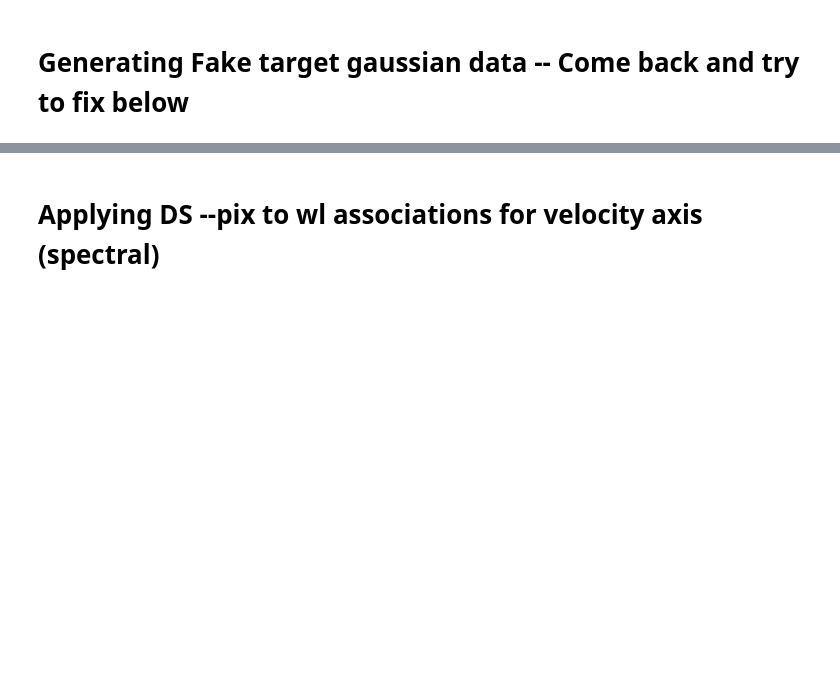
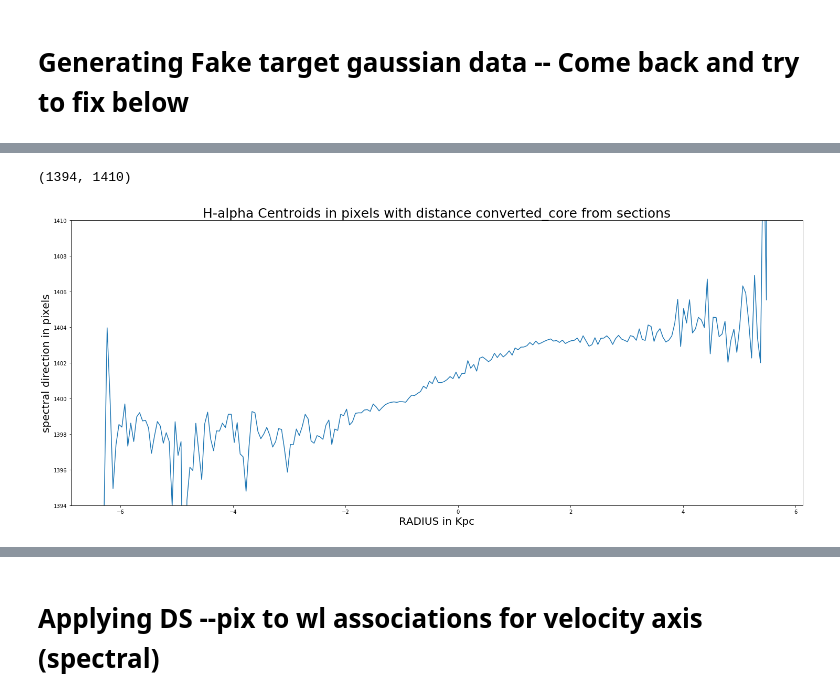
Before and after one commit to deerow22/data_reduction_scrap, a Jupyter notebook: SAGA-c22.ipynb, the cells around one changed output, grey strips where cells are left out. Cells and saved outputs as stored; diff of their text form; code cells hidden in the pictures; blank space fills up the shorter version.

```diff
--- a/SAGA-c22.ipynb
+++ b/SAGA-c22.ipynb
@@ -607,19 +660,2 @@ Dont think that the mean is gonna be good enough  - probably the reason for the
 # %% [markdown]
 # Generating Fake target gaussian data -- Come back and try to fix below
-# %%
-#generating fake target data that's all gaussian- so can expect specific results
-
-
-
-spacetest=np.arange(0,226,1) #mimics number of isolated target rows
-for i in spacetest:
-    row = []
-    # Generate fake data
-    np.random.seed(0)
-    x = np.linspace(-5., 5., 200)
-
-    y = 3 * np.exp(-0.5 * (x - 1.3)**2 / 0.8**2)
-    y += np.random.normal(0., 0.2, x.shape)
-    #row = i,x,y?? try something similar to genereate a 2d array
-    i = [[(x,y)]]
-spacetest
@@ -661,0 +728,14 @@ print(new_short)
+# %%
+#good for core defined using 2 sections around halpha
+
+plt.figure(figsize=(25,10))
+plt.plot(distances_sections * u.kpc,centroid_specpix_fullccd)
+plt.title('H-alpha Centroids in pixels with distance converted_core from sections',fontsize=25)
+plt.xlabel('RADIUS in Kpc',fontsize=20)
+plt.ylabel('spectral direction in pixels',fontsize=20)
+
+
+plt.ylim(1394,1410)
+# %% [output]
+(1394, 1410)
+[figure, added]
```
Also changed, not shown: parts of 33 cells of this notebook.
